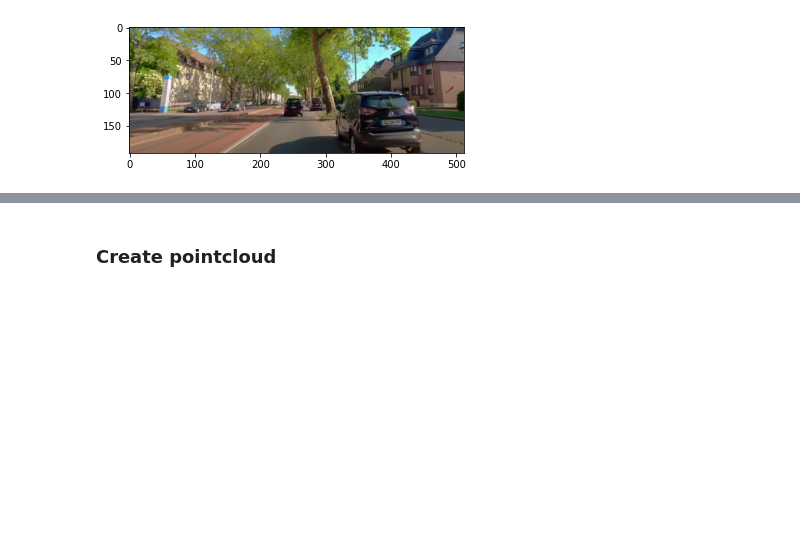
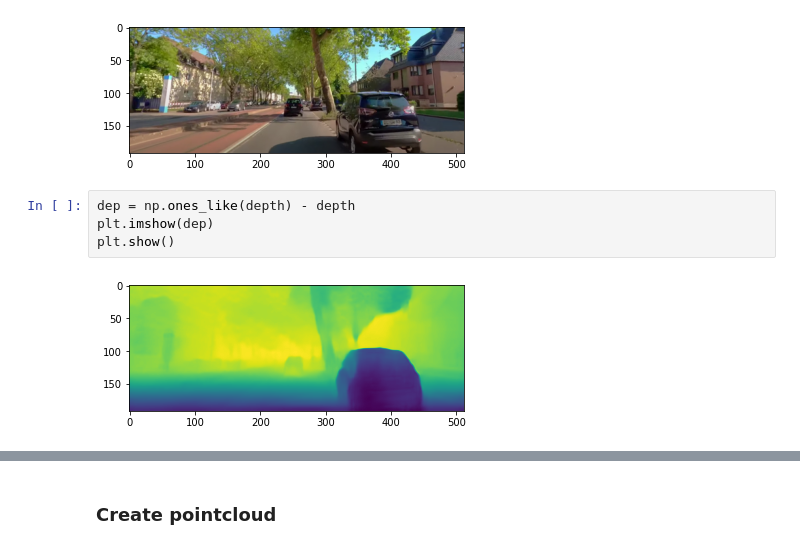
Before and after one commit to markus-42/manydepth, a Jupyter notebook: manydepth/inference.ipynb, the cells around one changed output, grey strips where cells are left out. Saved outputs shown, nothing was run; the diff lists cells and outputs as text; blank space fills up the shorter version.

```diff
--- a/manydepth/inference.ipynb
+++ b/manydepth/inference.ipynb
@@ -197,3 +197,9 @@ dtype:   float32
 min:     0.0
 max:     1.0
 [figure]
+# %%
+dep = np.ones_like(depth) - depth
+plt.imshow(dep)
+plt.show()
+# %% [output]
+[figure, added]
```
Also changed, not shown: parts of 2 cells of this notebook.
